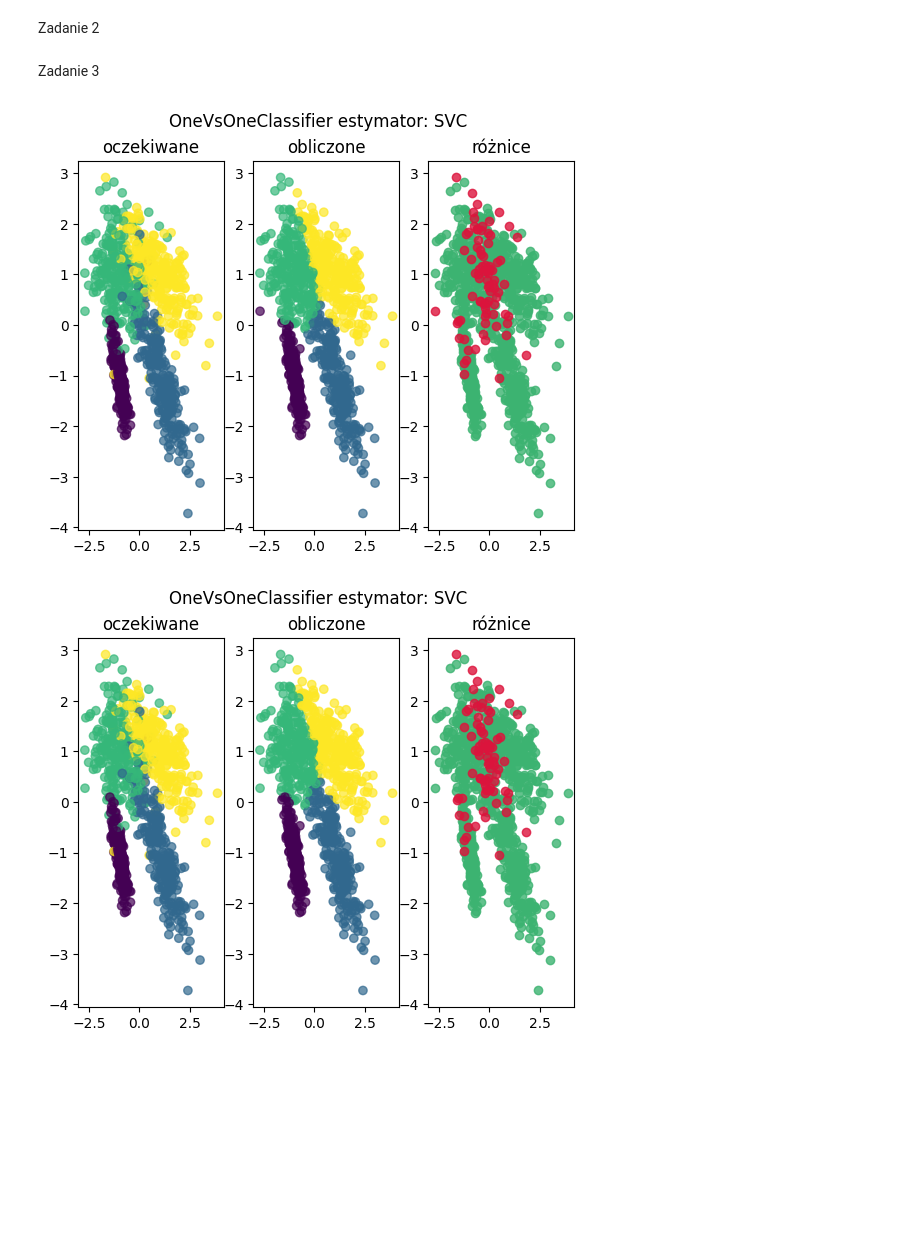
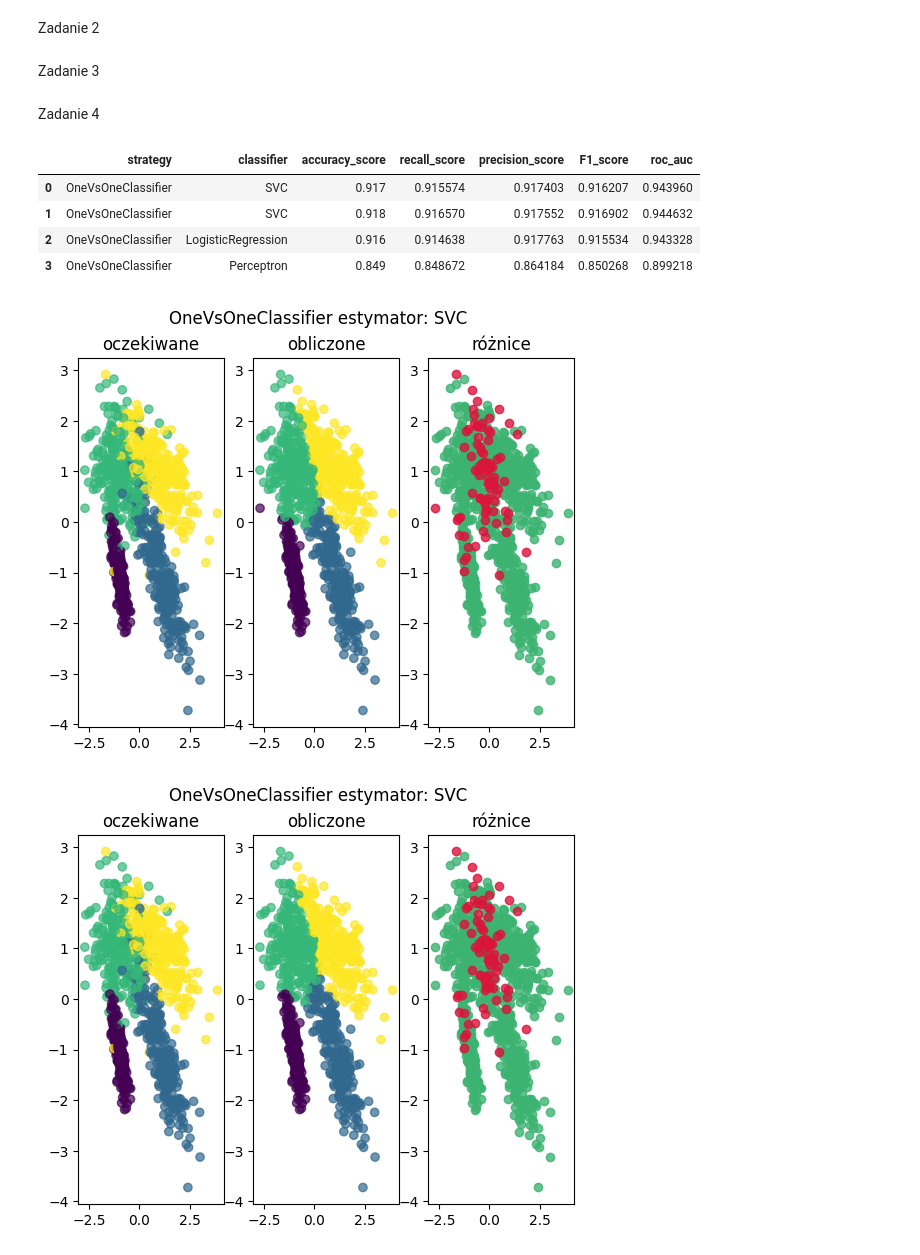
Before and after one commit to szvbvtk/Przetwarzanie_i_analiza_danych, a Jupyter notebook: lab_12.ipynb, the cells around one changed output. Cells and saved outputs as stored; diff of their text form; code cells hidden in the pictures; blank space fills up the shorter version.

```diff
--- a/lab_12.ipynb
+++ b/lab_12.ipynb
@@ -15,6 +17,8 @@ X, y = make_classification(n_classes=4, n_features=2, n_informative=2, n_redunda
 Zadanie 2
 # %%
 X_train, X_test, y_train, y_test = train_test_split(X, y, test_size=0.5, random_state=4912)
+# %% [markdown]
+Zadanie 3
 # %%
 classifiers_ovo = [
     OneVsOneClassifier(SVC(kernel='linear', probability=True)),
@@ -30,5 +34,5 @@ classifiers_ovr = [
     OneVsRestClassifier(Perceptron())
 ]
 # %% [markdown]
-Zadanie 3
+Zadanie 4
 # %%
@@ -77,6 +115,12 @@ def wykresy(classifiers_list, typ="ovo"):
 # %%
-ovo_accuracy, ovo_recall, ovo_precision, ovo_roc_auc, ovo_pred_list = wykresy(classifiers_ovo)
+ovo_accuracy, ovo_recall, ovo_precision, ovo_roc_auc, ovo_pred_list, df_ovo = wizualizacje(classifiers_ovo)
+df_ovo
 # %% [output]
+|  | strategy | classifier | accuracy_score | recall_score | precision_score | F1_score | roc_auc |
+| 0 | OneVsOneClassifier | SVC | 0.917 | 0.915574 | 0.917403 | 0.916207 | 0.943960 |
+| 1 | OneVsOneClassifier | SVC | 0.918 | 0.916570 | 0.917552 | 0.916902 | 0.944632 |
+| 2 | OneVsOneClassifier | LogisticRegression | 0.916 | 0.914638 | 0.917763 | 0.915534 | 0.943328 |
+| 3 | OneVsOneClassifier | Perceptron | 0.849 | 0.848672 | 0.864184 | 0.850268 | 0.899218 |
 [figure]
 [figure]
 [figure]
```
Also changed, not shown: parts of 7 cells of this notebook.
